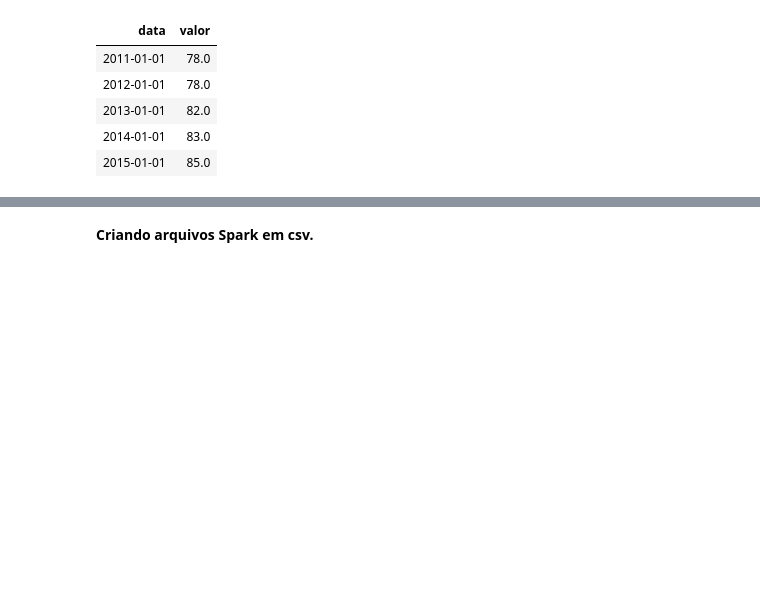
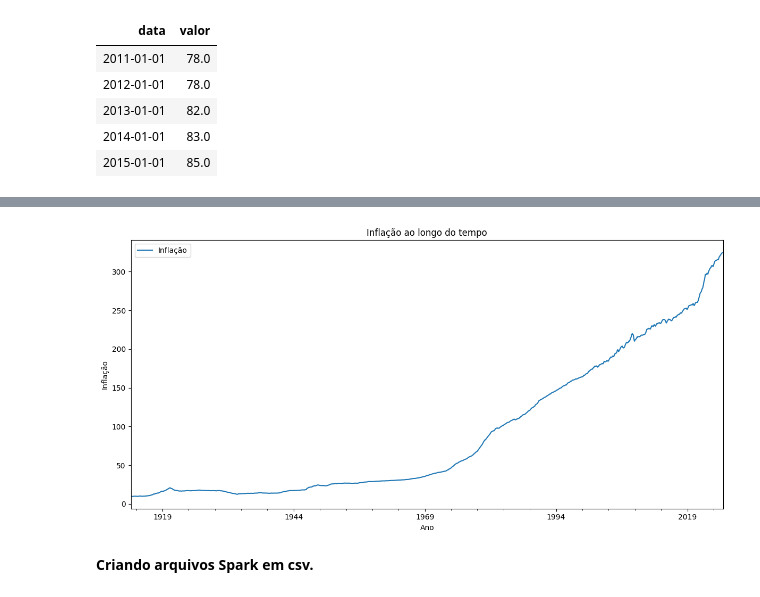
Before and after one commit to JulianaRamos2021/databricks, a Jupyter notebook: Projeto Databricks.ipynb, the cells around one changed output, grey strips where cells are left out. Drawn from its saved outputs; the diff is of its cells as text; code cells hidden in the pictures; blank space fills up the shorter version.

```diff
--- a/Projeto Databricks.ipynb
+++ b/Projeto Databricks.ipynb
@@ -47,3 +42,16 @@ df_spark.plot.line(x="Ano", y="Inflação")
+# %%
+import matplotlib.pyplot as plt
+
+df_pd = spark.table("inflacao").select("date", "value").toPandas()
+df_pd = df_pd.rename(columns={"date": "Ano", "value": "Inflação"})
+df_pd.plot(x="Ano", y="Inflação", kind="line", figsize=(12,6))
+plt.title("Inflação ao longo do tempo")
+plt.xlabel("Ano")
+plt.ylabel("Inflação")
+plt.tight_layout()
+plt.show()
+# %% [output]
+[figure, added]
 # %% [markdown]
 **Criando arquivos Spark em csv.**
 # %%
```
Also changed, not shown: parts of 1 cell of this notebook.
